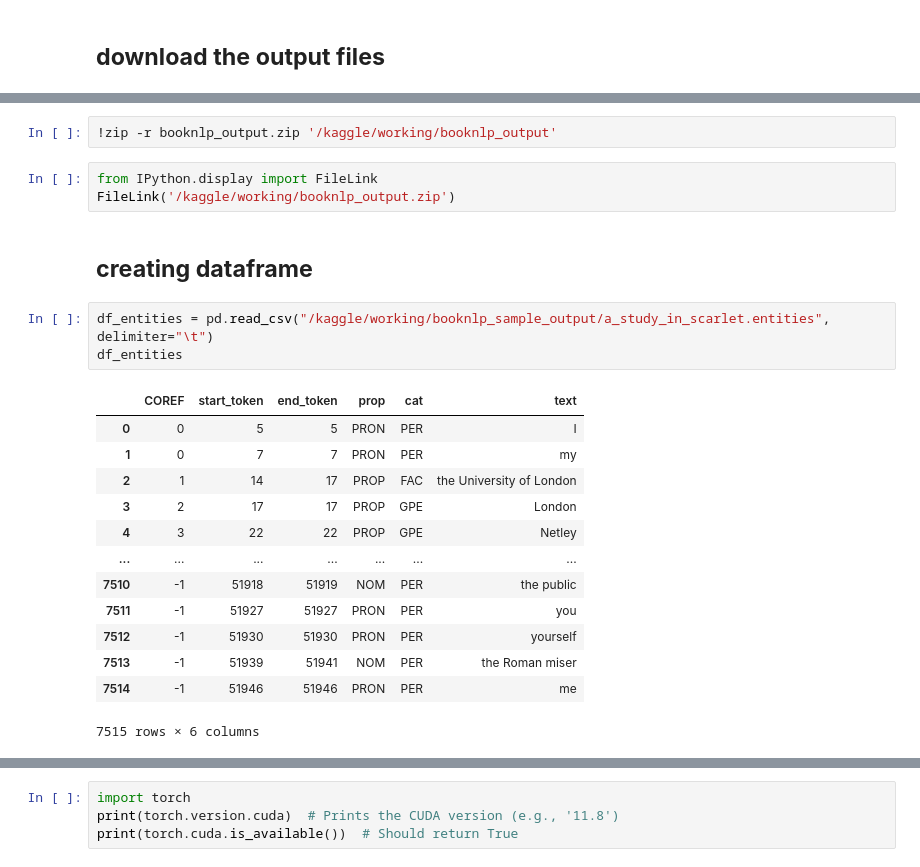
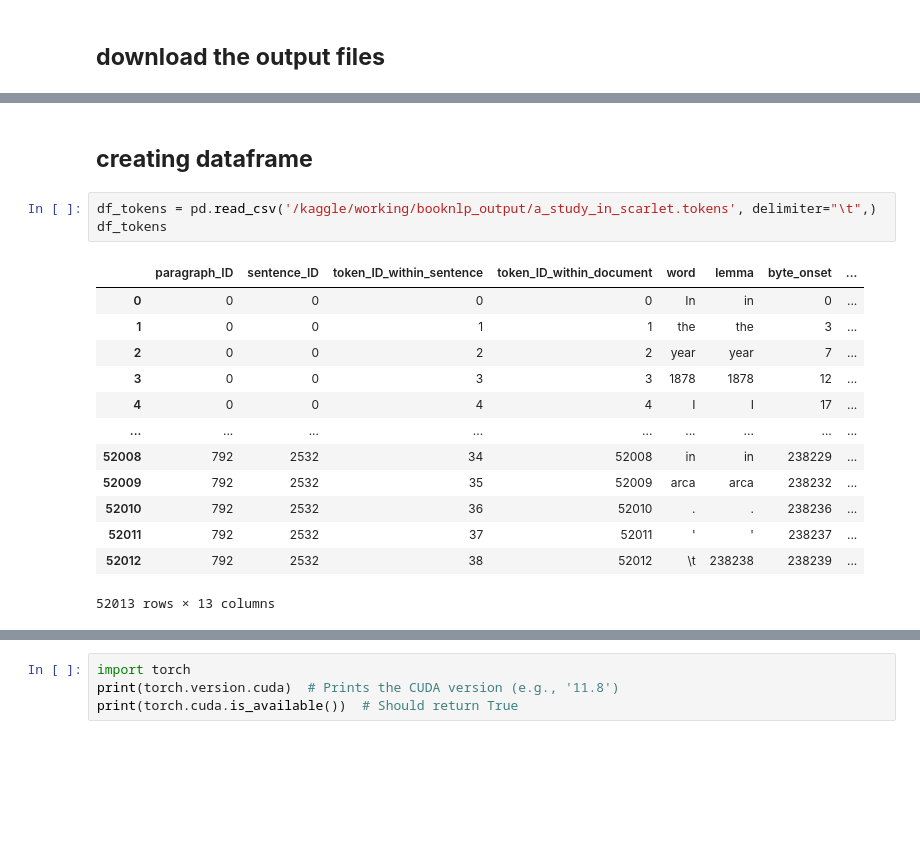
Before and after one commit to mohdabuzaransari9/Interactive-literary-characters-ai, a Jupyter notebook: interactive-literary-characters-ai.ipynb, the cells around one changed output, grey strips where cells are left out. Drawn from its saved outputs; the diff is of its cells as text; blank space fills up the shorter version.

Commit message:
Kaggle Notebook | interactive-literary-characters-ai | Version 43

```diff
--- a/interactive-literary-characters-ai.ipynb
+++ b/interactive-literary-characters-ai.ipynb
@@ -588,24 +768,19 @@ FileLink('/kaggle/working/raw_book.txt')
-# %%
-!zip -r booknlp_output.zip '/kaggle/working/booknlp_output'
-# %%
-from IPython.display import FileLink
-FileLink('/kaggle/working/booknlp_output.zip')
 # %% [markdown]
 ## **creating dataframe**
 # %%
-df_entities = pd.read_csv("/kaggle/working/booknlp_sample_output/a_study_in_scarlet.entities", delimiter="\t")
-df_entities
+df_tokens = pd.read_csv('/kaggle/working/booknlp_output/a_study_in_scarlet.tokens', delimiter="\t",)
+df_tokens
 # %% [output]
-|  | COREF | start_token | end_token | prop | cat | text |
-| 0 | 0 | 5 | 5 | PRON | PER | I |
-| 1 | 0 | 7 | 7 | PRON | PER | my |
-| 2 | 1 | 14 | 17 | PROP | FAC | the University of London |
-| 3 | 2 | 17 | 17 | PROP | GPE | London |
-| 4 | 3 | 22 | 22 | PROP | GPE | Netley |
-| ... | ... | ... | ... | ... | ... | ... |
-| 7510 | -1 | 51918 | 51919 | NOM | PER | the public |
-| 7511 | -1 | 51927 | 51927 | PRON | PER | you |
-| 7512 | -1 | 51930 | 51930 | PRON | PER | yourself |
-| 7513 | -1 | 51939 | 51941 | NOM | PER | the Roman miser |
-| 7514 | -1 | 51946 | 51946 | PRON | PER | me |
+|  | paragraph_ID | sentence_ID | token_ID_within_sentence | token_ID_within_document | word | lemma | byte_onset | ... |
+| 0 | 0 | 0 | 0 | 0 | In | in | 0 | ... |
+| 1 | 0 | 0 | 1 | 1 | the | the | 3 | ... |
+| 2 | 0 | 0 | 2 | 2 | year | year | 7 | ... |
+| 3 | 0 | 0 | 3 | 3 | 1878 | 1878 | 12 | ... |
+| 4 | 0 | 0 | 4 | 4 | I | I | 17 | ... |
+| ... | ... | ... | ... | ... | ... | ... | ... | ... |
+| 52008 | 792 | 2532 | 34 | 52008 | in | in | 238229 | ... |
+| 52009 | 792 | 2532 | 35 | 52009 | arca | arca | 238232 | ... |
+| 52010 | 792 | 2532 | 36 | 52010 | . | . | 238236 | ... |
+| 52011 | 792 | 2532 | 37 | 52011 | ' | ' | 238237 | ... |
+| 52012 | 792 | 2532 | 38 | 52012 | \t | 238238 | 238239 | ... |
-7515 rows × 6 columns
+52013 rows × 13 columns
```
Also changed, not shown: parts of 184 cells of this notebook.
